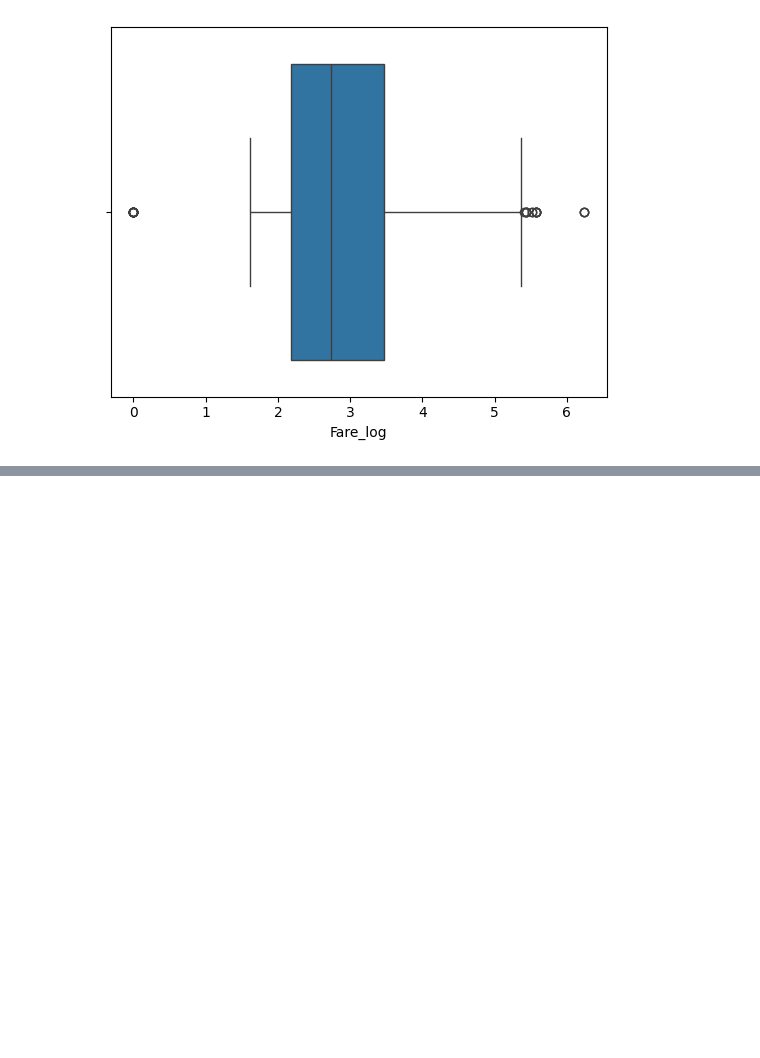
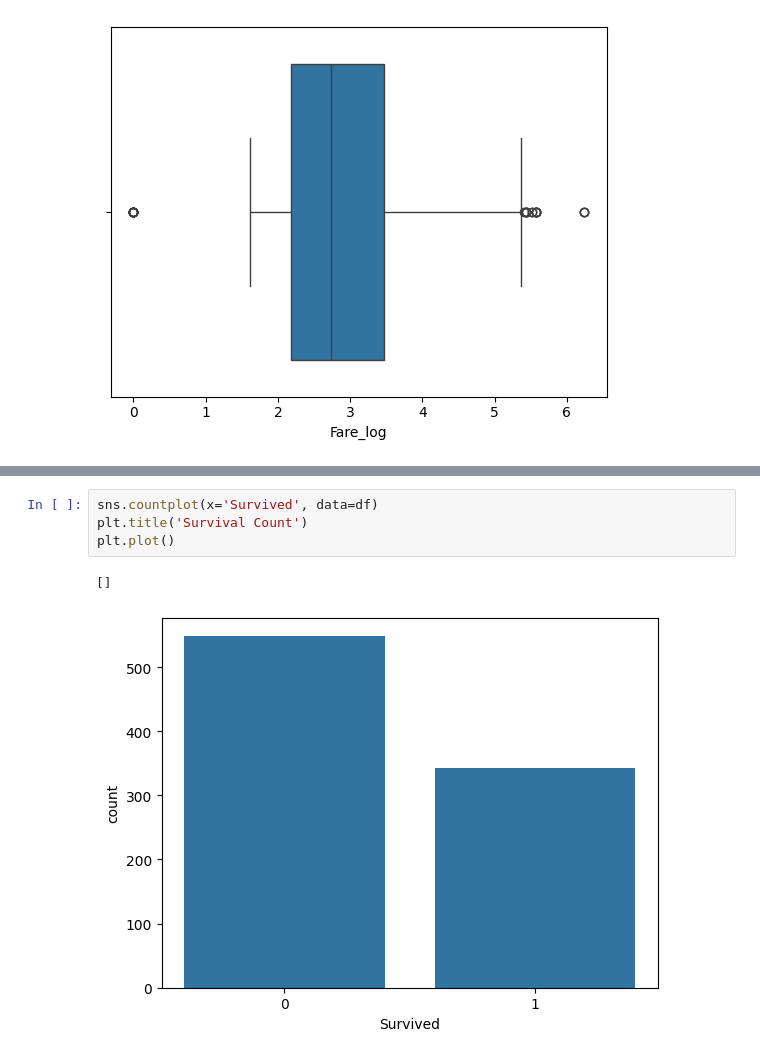
Before and after one commit to Vijayaragavan185/data-cleaning-eda-titanic, a Jupyter notebook: notebooks/data_cleaning_eda_titanic.ipynb, the cells around one changed output, grey strips where cells are left out. Cells and saved outputs as stored; diff of their text form; blank space fills up the shorter version.

```diff
--- a/notebooks/data_cleaning_eda_titanic.ipynb
+++ b/notebooks/data_cleaning_eda_titanic.ipynb
@@ -73,0 +89,7 @@ plt.show()
+# %%
+sns.countplot(x='Survived', data=df)
+plt.title('Survival Count')
+plt.plot()
+# %% [output]
+[]
+[figure, added]
```
Also changed, not shown: parts of 2 cells of this notebook.
